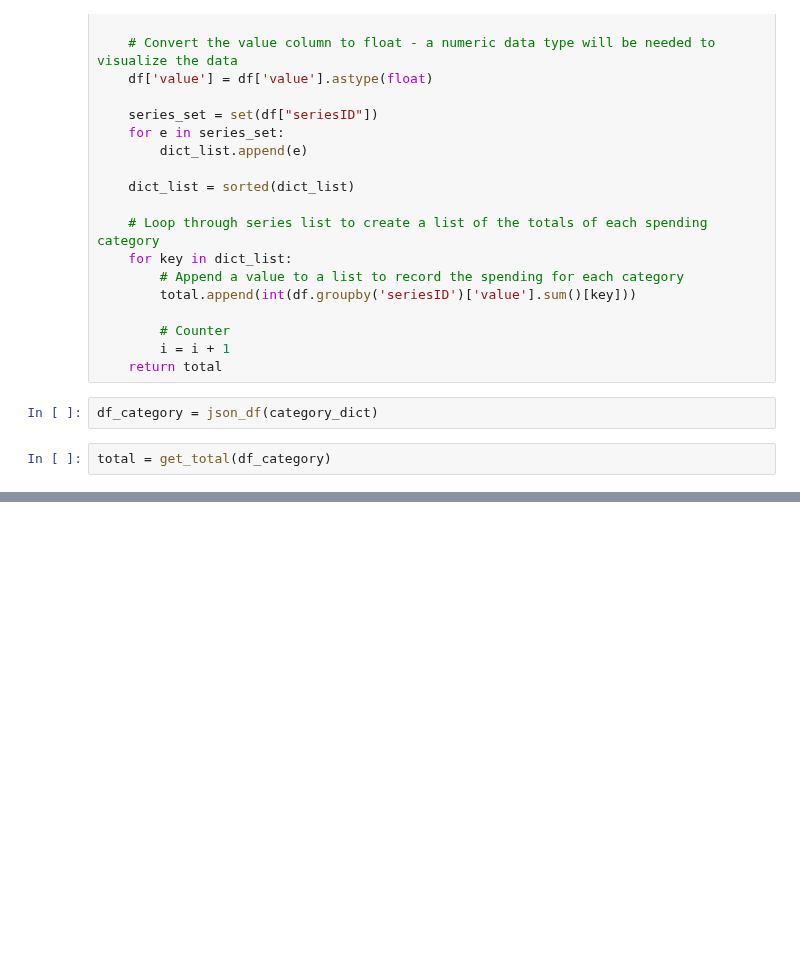
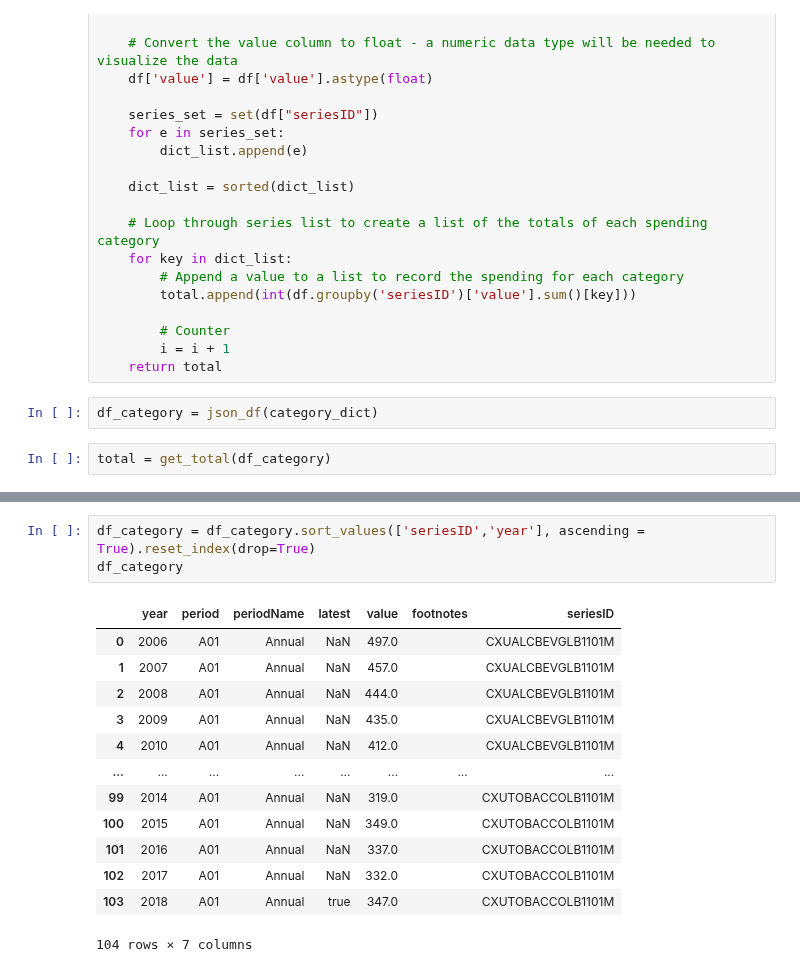
Before and after one commit to joshcoronel/discretionary-spending, a Jupyter notebook: Project_1_main.ipynb, the cells around one changed output, grey strips where cells are left out. Saved outputs shown, nothing was run; the diff lists cells and outputs as text; blank space fills up the shorter version.

```diff
--- a/Project_1_main.ipynb
+++ b/Project_1_main.ipynb
@@ -106,3 +106,20 @@ plt.show()
+# %%
+df_category = df_category.sort_values(['seriesID','year'], ascending = True).reset_index(drop=True)
+df_category
+# %% [output]
+|  | year | period | periodName | latest | value | footnotes | seriesID |
+| 0 | 2006 | A01 | Annual | NaN | 497.0 |  | CXUALCBEVGLB1101M |
+| 1 | 2007 | A01 | Annual | NaN | 457.0 |  | CXUALCBEVGLB1101M |
+| 2 | 2008 | A01 | Annual | NaN | 444.0 |  | CXUALCBEVGLB1101M |
+| 3 | 2009 | A01 | Annual | NaN | 435.0 |  | CXUALCBEVGLB1101M |
+| 4 | 2010 | A01 | Annual | NaN | 412.0 |  | CXUALCBEVGLB1101M |
+| ... | ... | ... | ... | ... | ... | ... | ... |
+| 99 | 2014 | A01 | Annual | NaN | 319.0 |  | CXUTOBACCOLB1101M |
+| 100 | 2015 | A01 | Annual | NaN | 349.0 |  | CXUTOBACCOLB1101M |
+| 101 | 2016 | A01 | Annual | NaN | 337.0 |  | CXUTOBACCOLB1101M |
+| 102 | 2017 | A01 | Annual | NaN | 332.0 |  | CXUTOBACCOLB1101M |
+| 103 | 2018 | A01 | Annual | true | 347.0 |  | CXUTOBACCOLB1101M |
+104 rows × 7 columns
 # %%
 # Get percent change over the years, grouped by series ID
 df_category['pct_decimal'] = df_category.groupby(['seriesID'])['value'].pct_change()
```
Also changed, not shown: parts of 3 cells of this notebook.
